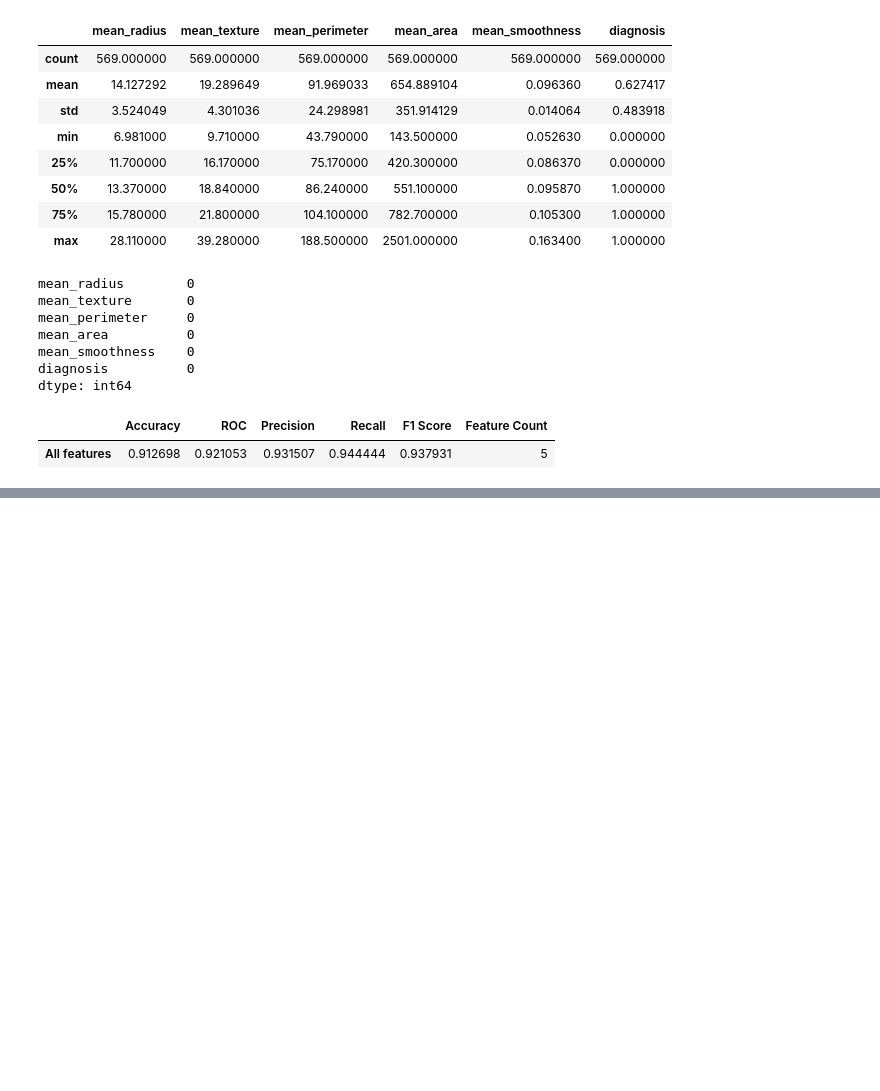
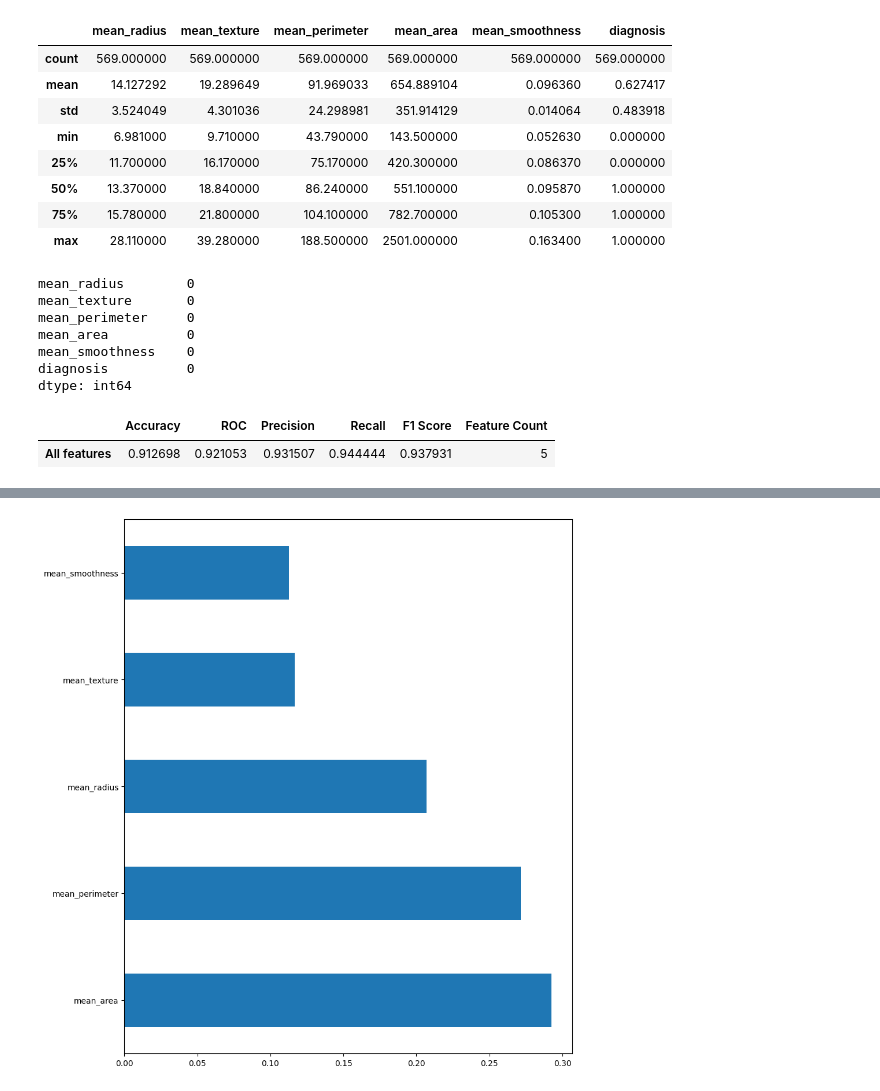
Before and after one commit to mralamdari/Machine_Learning_Projects, a Jupyter notebook: Advanced_Feature_Engineering_tf.ipynb, the cells around one changed output, grey strips where cells are left out. Saved outputs shown, nothing was run; the diff lists cells and outputs as text; code cells hidden in the pictures; blank space fills up the shorter version.

```diff
--- a/Advanced_Feature_Engineering_tf.ipynb
+++ b/Advanced_Feature_Engineering_tf.ipynb
@@ -139,0 +354,35 @@ results.head()
+# %%
+def feature_importances_from_tree_based_model_():
+
+    # Split train and test set
+    X_train, X_test, Y_train, Y_test = train_test_split(X, Y, test_size = 0.2,stratify=Y, random_state = 123)
+
+    # Define the model to use
+    scaler = StandardScaler().fit(X_train)
+    X_train_scaled = scaler.transform(X_train)
+    X_test_scaled = scaler.transform(X_test)
+
+    model = RandomForestClassifier()
+    model = model.fit(X_train_scaled,Y_train)
+
+    # Plot feature importance
+    plt.figure(figsize=(10, 12))
+    feat_importances = pd.Series(model.feature_importances_, index=X.columns)
+    feat_importances.sort_values(ascending=False).plot(kind='barh')
+    plt.show()
+
+    return model
+
+
+def select_features_from_model(model):
+
+    model = SelectFromModel(model, prefit=True, threshold=0.013)
+    feature_idx = model.get_support()
+    feature_names = df.drop("diagnosis",1 ).columns[feature_idx]
+
+    return feature_names
+
+model = feature_importances_from_tree_based_model_()
+feature_imp_feature_names = select_features_from_model(model)
+# %% [output]
+[figure, added]
```
Also changed, not shown: parts of 21 cells of this notebook.
